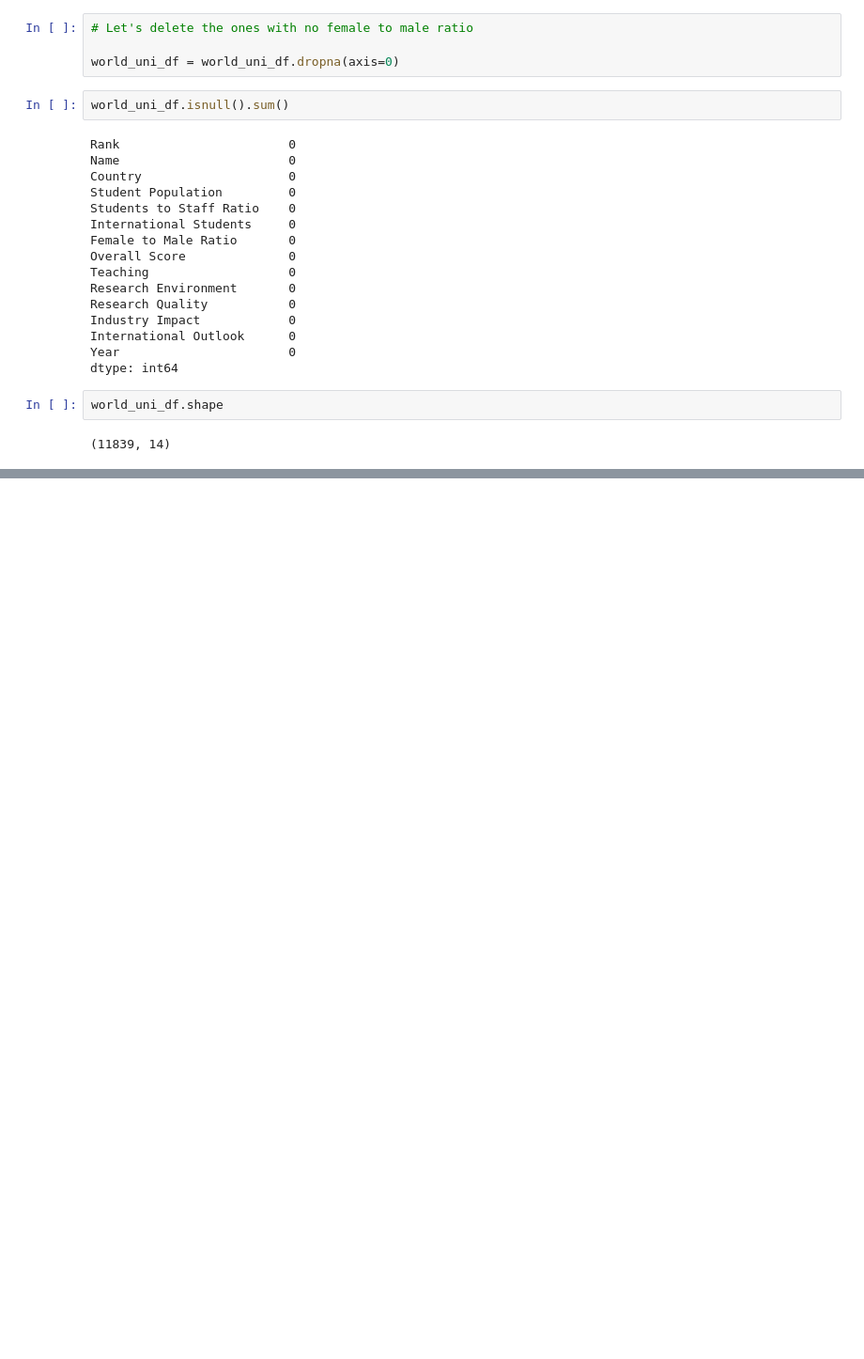
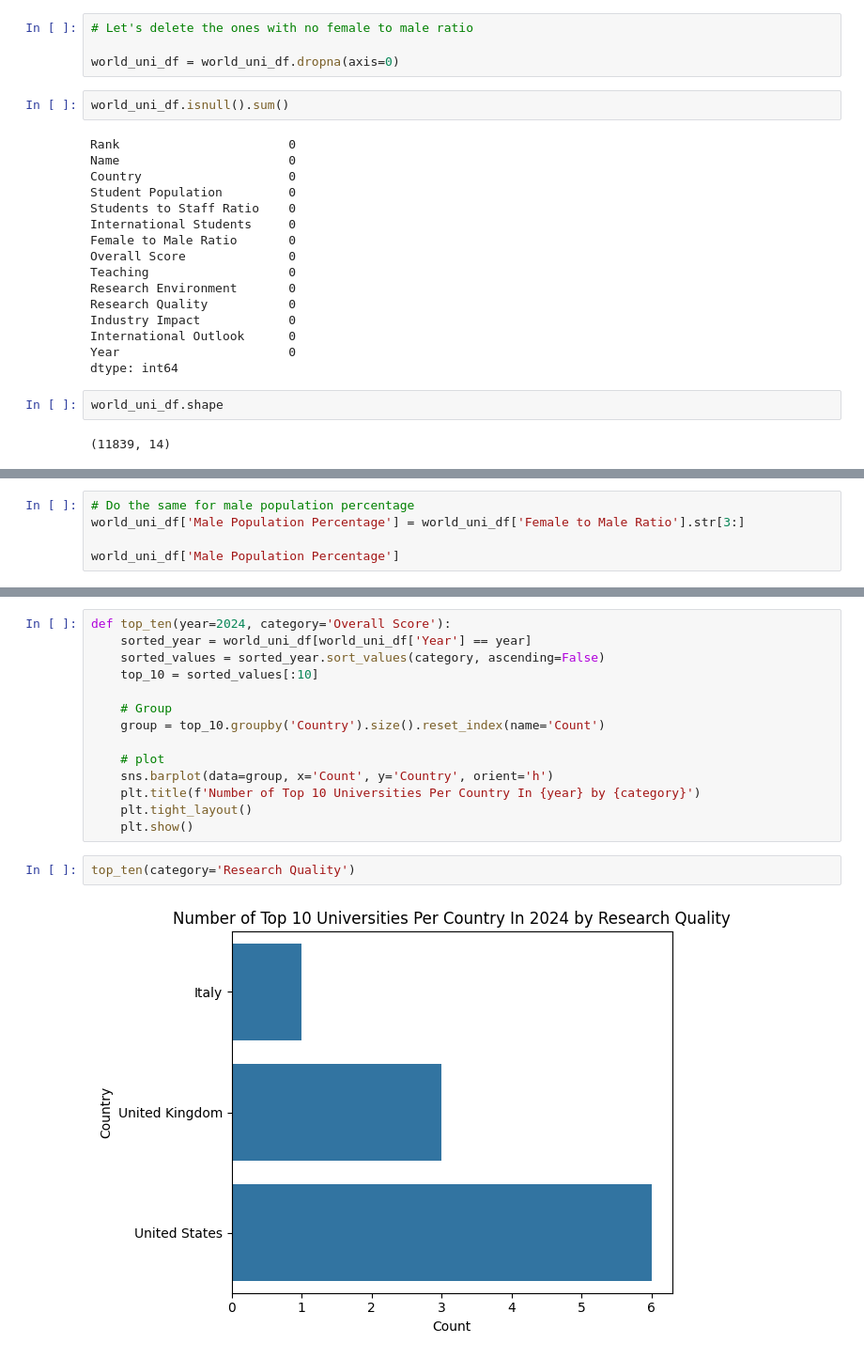
Before and after one commit to Qamil-Mirza/My-Data-Projects, a Jupyter notebook: World-Universities-EDA/main.ipynb, the cells around one changed output, grey strips where cells are left out. Shown: that part at 94% size. Saved outputs shown, nothing was run; the diff lists cells and outputs as text; blank space fills up the shorter version.

```diff
--- a/World-Universities-EDA/main.ipynb
+++ b/World-Universities-EDA/main.ipynb
@@ -128,0 +202,5 @@ world_uni_df.shape
+# %%
+# Do the same for male population percentage
+world_uni_df['Male Population Percentage'] = world_uni_df['Female to Male Ratio'].str[3:]
+
+world_uni_df['Male Population Percentage']
@@ -128,0 +304,18 @@ world_uni_df.shape
+# %%
+def top_ten(year=2024, category='Overall Score'):
+    sorted_year = world_uni_df[world_uni_df['Year'] == year]
+    sorted_values = sorted_year.sort_values(category, ascending=False)
+    top_10 = sorted_values[:10]
+
+    # Group
+    group = top_10.groupby('Country').size().reset_index(name='Count')
+
+    # plot
+    sns.barplot(data=group, x='Count', y='Country', orient='h')
+    plt.title(f'Number of Top 10 Universities Per Country In {year} by {category}')
+    plt.tight_layout()
+    plt.show()
+# %%
+top_ten(category='Research Quality')
+# %% [output]
+[figure, added]
```
Also changed, not shown: parts of 21 cells of this notebook.
